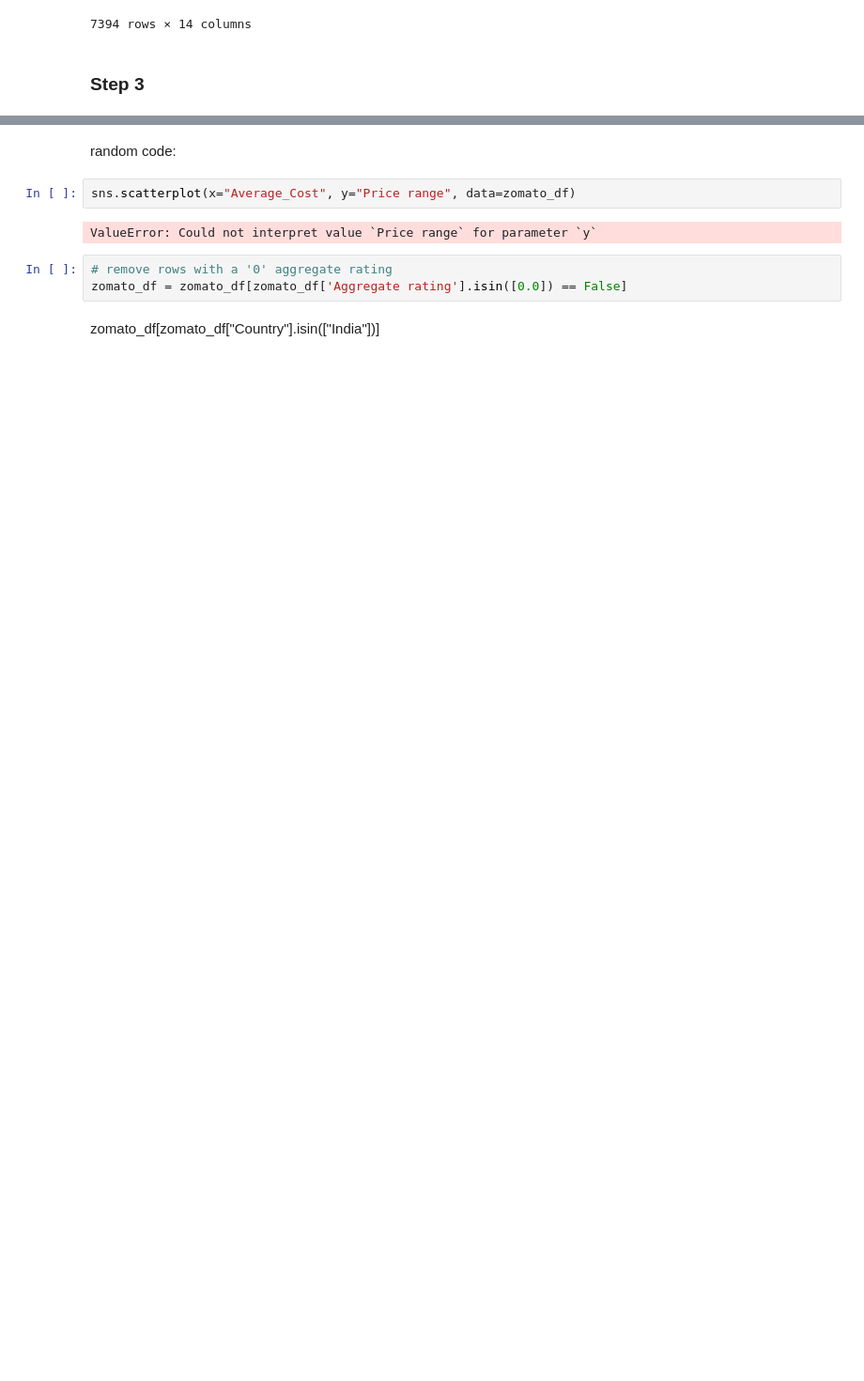
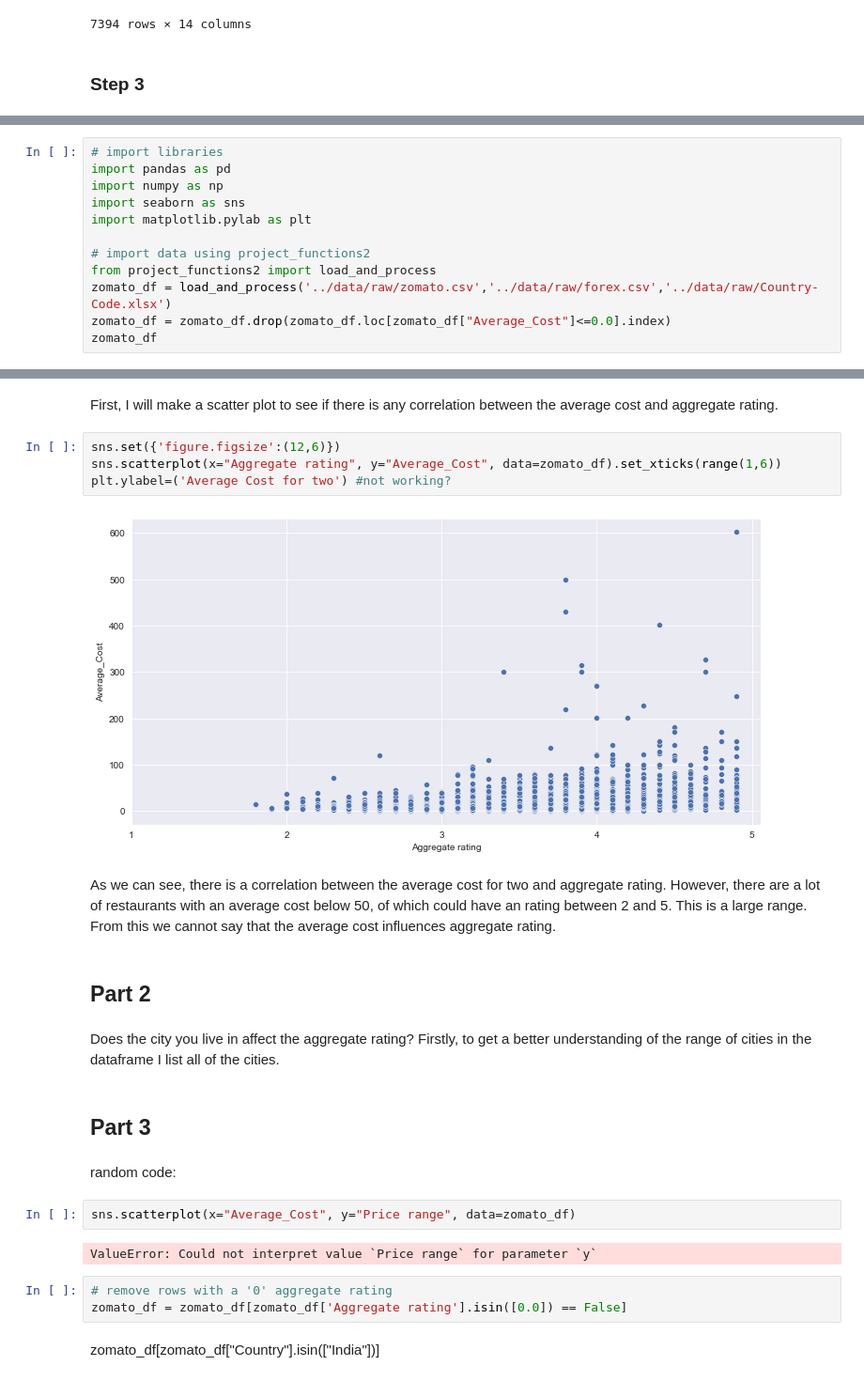
Before and after one commit to data301-2021-winter1/group28-project, a Jupyter notebook: notebooks/analysis2.ipynb, the cells around one changed output, grey strips where cells are left out. Shown at 94% size. Saved outputs shown, nothing was run; the diff lists cells and outputs as text; blank space fills up the shorter version.

Commit message:
Task 4: complete part 1, added dataframe method to remove restaurants with rating=0

```diff
--- a/notebooks/analysis2.ipynb
+++ b/notebooks/analysis2.ipynb
@@ -413,0 +413,12 @@ df
+# %%
+# import libraries
+import pandas as pd
+import numpy as np
+import seaborn as sns
+import matplotlib.pylab as plt
+
+# import data using project_functions2
+from project_functions2 import load_and_process
+zomato_df = load_and_process('../data/raw/zomato.csv','../data/raw/forex.csv','../data/raw/Country-Code.xlsx')
+zomato_df = zomato_df.drop(zomato_df.loc[zomato_df["Average_Cost"]<=0.0].index)
+zomato_df
@@ -414,3 +439,19 @@ df
+# %% [markdown]
+First, I will make a scatter plot to see if there is any correlation between the average cost and aggregate rating.
+# %%
+sns.set({'figure.figsize':(12,6)})
+sns.scatterplot(x="Aggregate rating", y="Average_Cost", data=zomato_df).set_xticks(range(1,6))
+plt.ylabel=('Average Cost for two') #not working?
+# %% [output]
+[figure, added]
+# %% [markdown]
+As we can see, there is a correlation between the average cost for two and aggregate rating. However, there are a lot of restaurants with an average cost below 50, of which could have an rating between 2 and 5. This is a large range. From this we cannot say that the average cost influences aggregate rating.
+# %% [markdown]
+## Part 2
+# %% [markdown]
+Does the city you live in affect the aggregate rating? Firstly, to get a better understanding of the range of cities in the dataframe I list all of the cities.
+# %% [markdown]
+## Part 3
 # %% [markdown]
 random code:
 # %%
```
Also changed, not shown: parts of 12 cells of this notebook, 1 other file.
